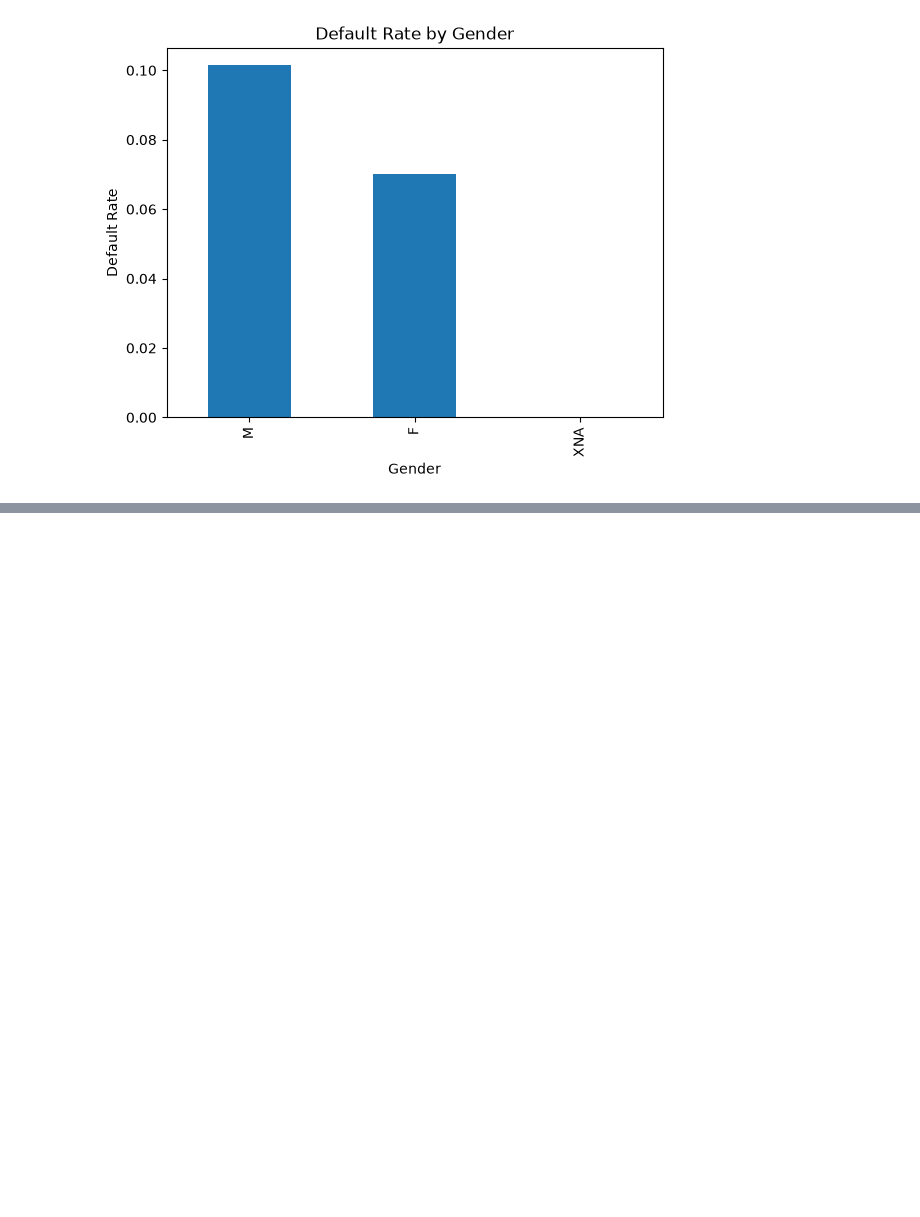
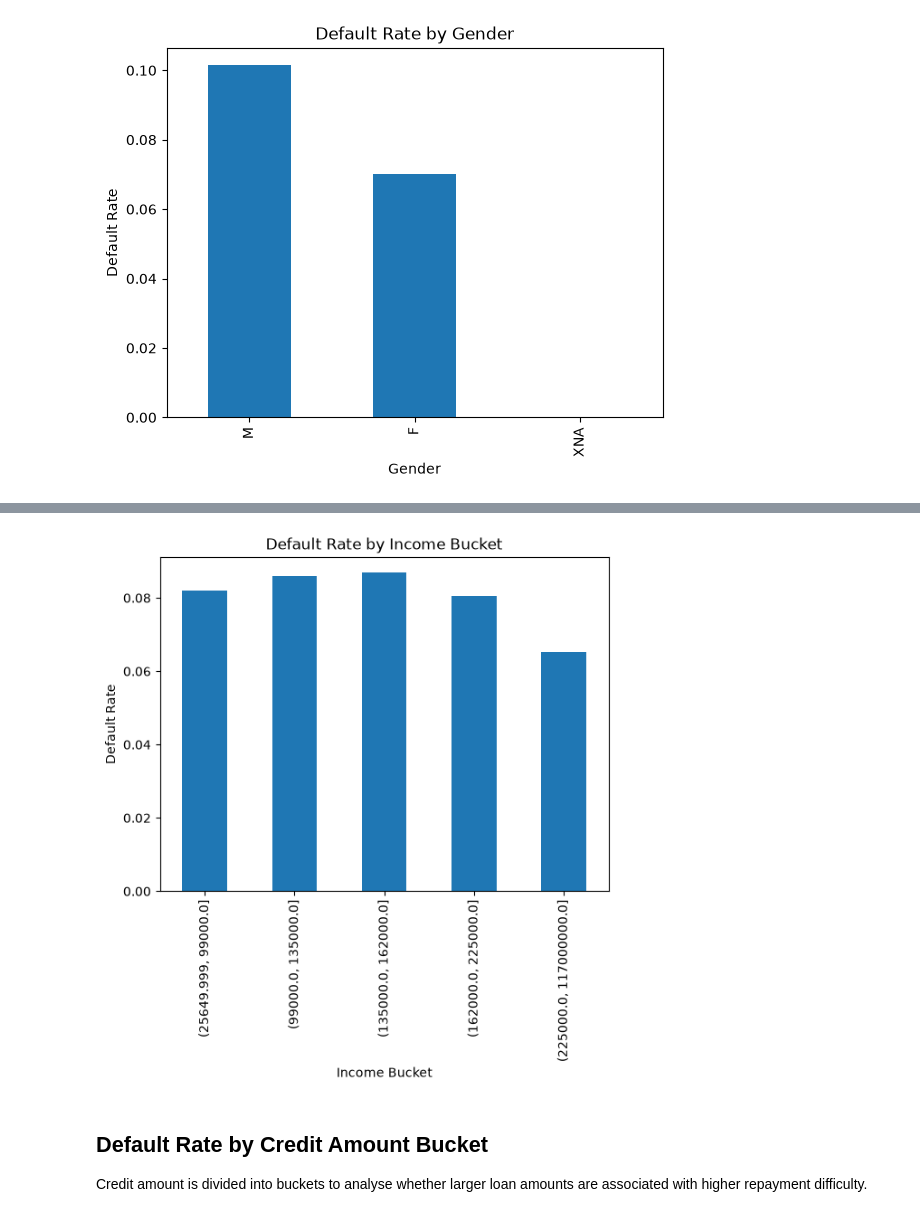
Before and after one commit to gsardar05-ops/Home-Credit-Default-Risk-Modelling, a Jupyter notebook: notebooks/02_application_train_eda.ipynb, the cells around one changed output, grey strips where cells are left out. Saved outputs shown, nothing was run; the diff lists cells and outputs as text; code cells hidden in the pictures; blank space fills up the shorter version.

```diff
--- a/notebooks/02_application_train_eda.ipynb
+++ b/notebooks/02_application_train_eda.ipynb
@@ -74,0 +130,10 @@ plt.show()
+# %%
+app_train["income_bucket"] = pd.qcut(
+    app_train["AMT_INCOME_TOTAL"],
+    q=5,
+    duplicates="drop"
+)
+
+income_default = app_train.groupby("income_bucket")[target].mean()
+
+income_default
@@ -74,0 +148,13 @@ plt.show()
+# %%
+income_default.plot(kind="bar")
+
+plt.title("Default Rate by Income Bucket")
+plt.xlabel("Income Bucket")
+plt.ylabel("Default Rate")
+plt.show()
+# %% [output]
+[figure, added]
+# %% [markdown]
+## Default Rate by Credit Amount Bucket
+
+Credit amount is divided into buckets to analyse whether larger loan amounts are associated with higher repayment difficulty.
```
Also changed, not shown: parts of 20 cells of this notebook.
